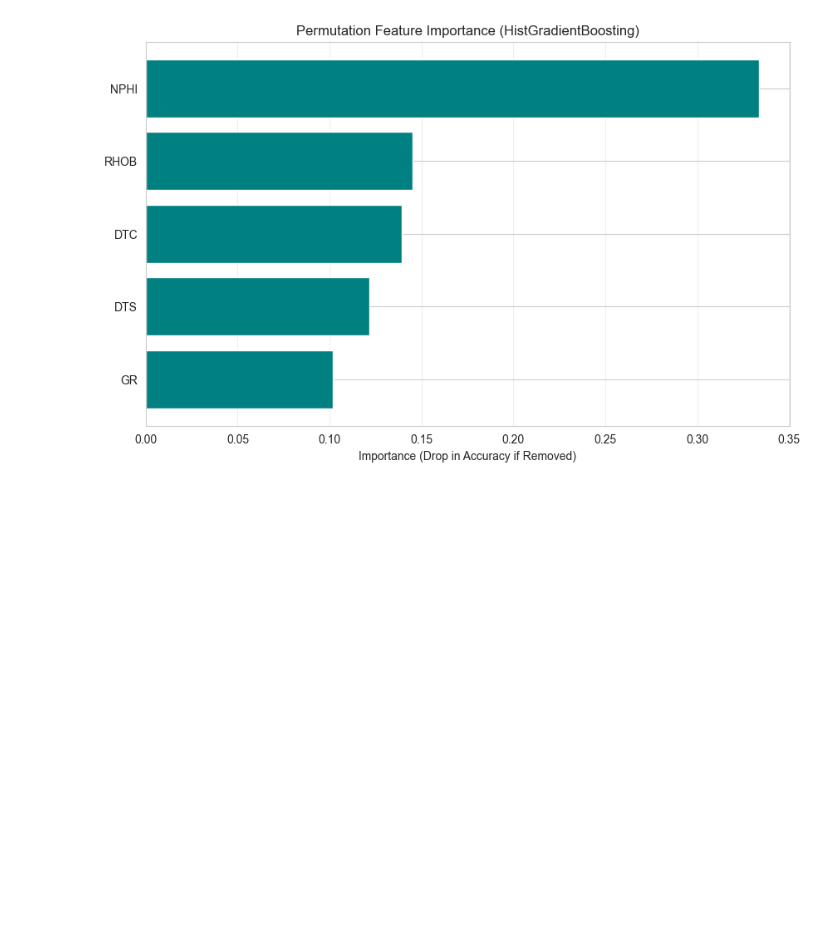
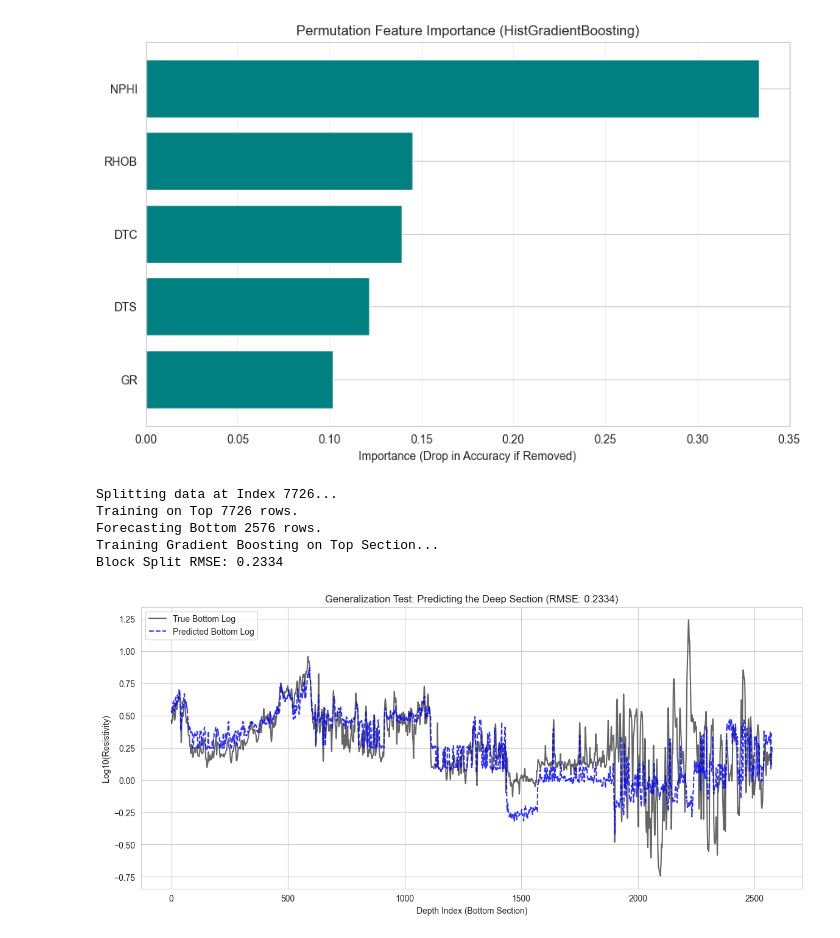
Before and after one commit to mmesbahi/well-logs-ML-MCS, a Jupyter notebook: notebooks/ML_basic_imputation.ipynb, the cells around one changed output. Cells and saved outputs as stored; diff of their text form; code cells hidden in the pictures; blank space fills up the shorter version.

Commit message:
last test

```diff
--- a/notebooks/ML_basic_imputation.ipynb
+++ b/notebooks/ML_basic_imputation.ipynb
@@ -615,3 +614,76 @@ plt.show()
 Model expects: ['RHOB' 'GR' 'NPHI' 'DTC' 'DTS']
 Calculating Importance...
 [figure]
+# %%
+
+
+def create_missing_block(dataframe, target_col, split_depth_idx):
+    """
+    Splits the well into Top (Train) and Bottom (Test/Missing)
+    Simulates drilling deeper into unknown territory.
+    """
+    df_missing = dataframe.copy()
+
+    # Store True Values for the bottom section
+    # We select everything AFTER the split index
+    true_values = dataframe[target_col].iloc[split_depth_idx:].values
+
+    # Set the Target to NaN for the bottom section
+    df_missing.iloc[split_depth_idx:, df_missing.columns.get_loc(target_col)] = np.nan
+
+    return df_missing, true_values
+
+# --- 2. DEFINE THE SPLIT ---
+# Let's say we train on the first 75% and predict the last 25%
+split_point = int(len(df_clean) * 0.75)
+
+print(f"Splitting data at Index {split_point}...")
+print(f"Training on Top {split_point} rows.")
+print(f"Forecasting Bottom {len(df_clean) - split_point} rows.")
+
+# Create the problem
+df_miss_block, y_true_block = create_missing_block(df_clean, target, split_point)
+
+# --- 3. TRAIN (Gradient Boosting) ---
+# Train set: The top non-missing part
+train_df = df_miss_block.iloc[:split_point]
+# Test set: The bottom missing part
+test_df = df_miss_block.iloc[split_point:]
+
+X_train = train_df[features]
+y_train = train_df[target]
+X_test = test_df[features]
+
+print("Training Gradient Boosting on Top Section...")
+model_block = HistGradientBoostingRegressor(random_state=42)
+model_block.fit(X_train, y_train)
+
+# Predict Bottom
+y_pred_block = model_block.predict(X_test)
+
+# --- 4. EVALUATION ---
+# Calculate RMSE
+rmse_block = np.sqrt(mean_squared_error(y_true_block, y_pred_block))
+print(f"Block Split RMSE: {rmse_block:.4f}")
+
+# --- 5. PLOT ---
+plt.figure(figsize=(14, 6))
+
+# We only plot the Test Section (The Bottom)
+indices = range(len(y_true_block))
+
+plt.plot(indices, y_true_block, 'k', label='True Bottom Log', alpha=0.6)
+plt.plot(indices, y_pred_block, 'b--', label='Predicted Bottom Log', alpha=0.8)
+
+plt.title(f"Generalization Test: Predicting the Deep Section (RMSE: {rmse_block:.4f})")
+plt.xlabel("Depth Index (Bottom Section)")
+plt.ylabel("Log10(Resistivity)")
+plt.legend()
+plt.show()
+# %% [output]
+Splitting data at Index 7726...
+Training on Top 7726 rows.
+Forecasting Bottom 2576 rows.
+Training Gradient Boosting on Top Section...
+Block Split RMSE: 0.2334
+[figure, added]
```
Also changed, not shown: parts of 6 cells of this notebook.
